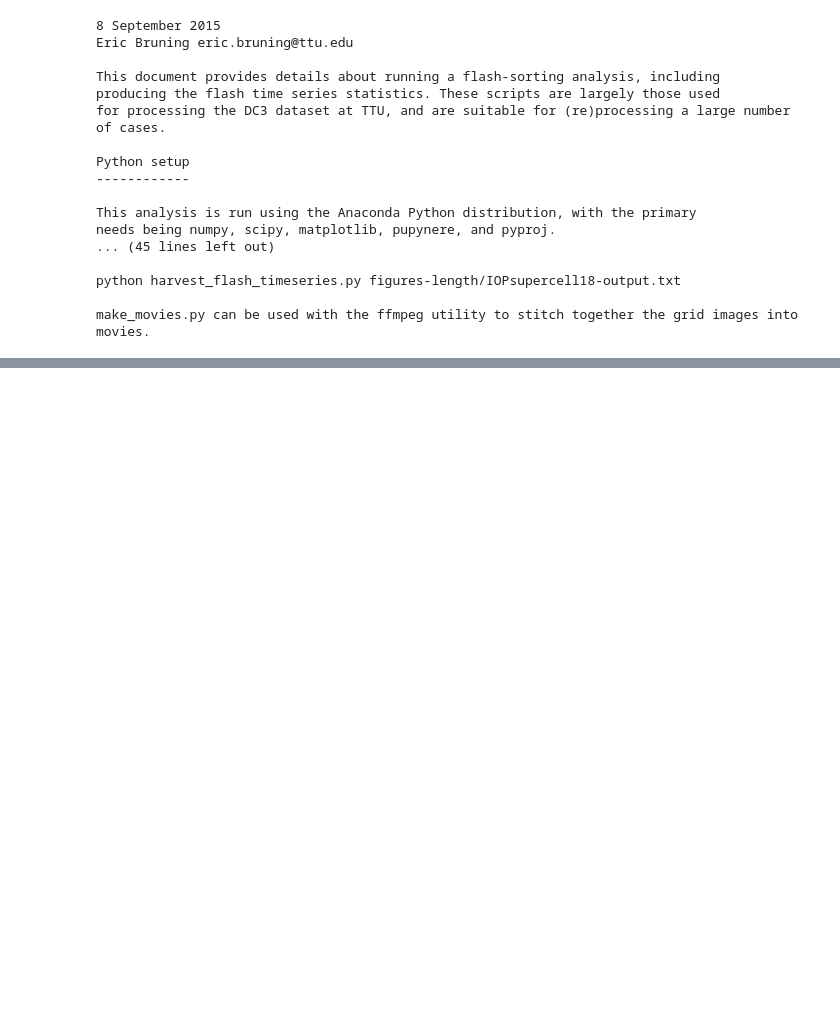
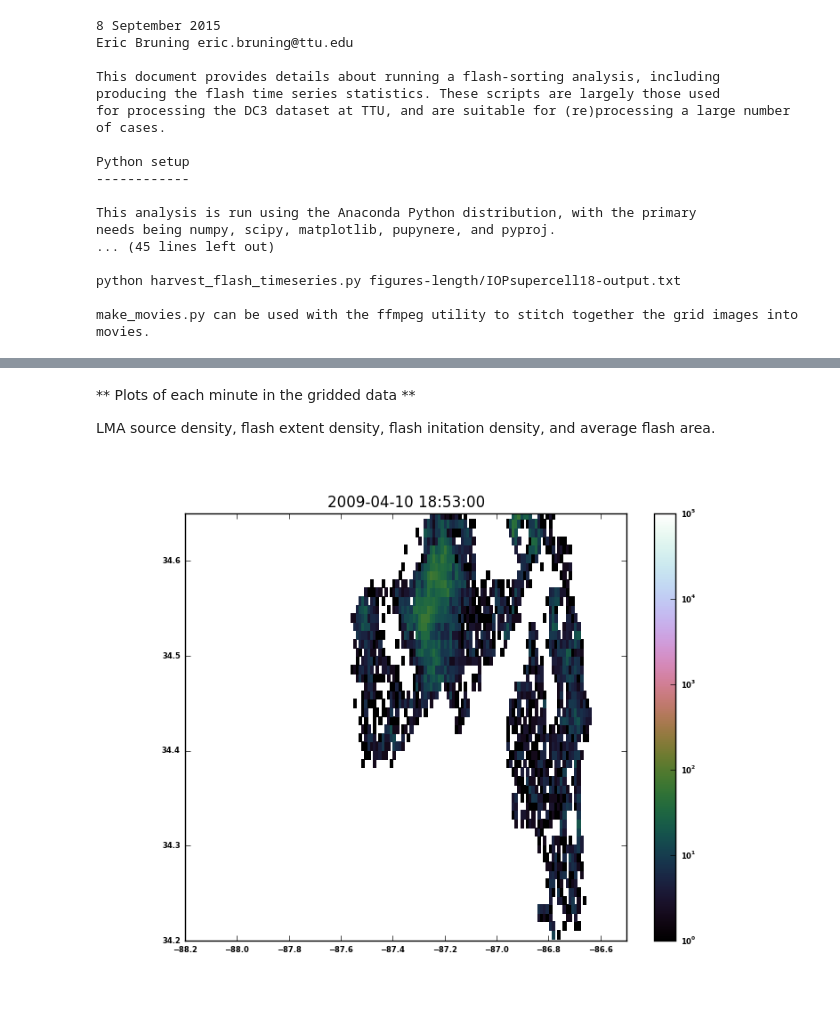
Before and after one commit to deeplycloudy/lmaworkshop, a Jupyter notebook: GLM-AL-2015/Flash sorting - AL.ipynb, the cells around one changed output, grey strips where cells are left out. Saved outputs shown, nothing was run; the diff lists cells and outputs as text; code cells hidden in the pictures; blank space fills up the shorter version.

```diff
--- a/GLM-AL-2015/Flash sorting - AL.ipynb
+++ b/GLM-AL-2015/Flash sorting - AL.ipynb
@@ -56,0 +119,8 @@ make_movies.py can be used with the ffmpeg utility to stitch together the grid i
+# %% [markdown]
+** Plots of each minute in the gridded data **
+
+LMA source density, flash extent density, flash initation density, and average flash area.
+# %%
+Image(base_path+'/grids_lma_source/lma_source_20090410_185300.png')
+# %% [output]
+[figure, added]
```
Also changed, not shown: parts of 18 cells of this notebook.
